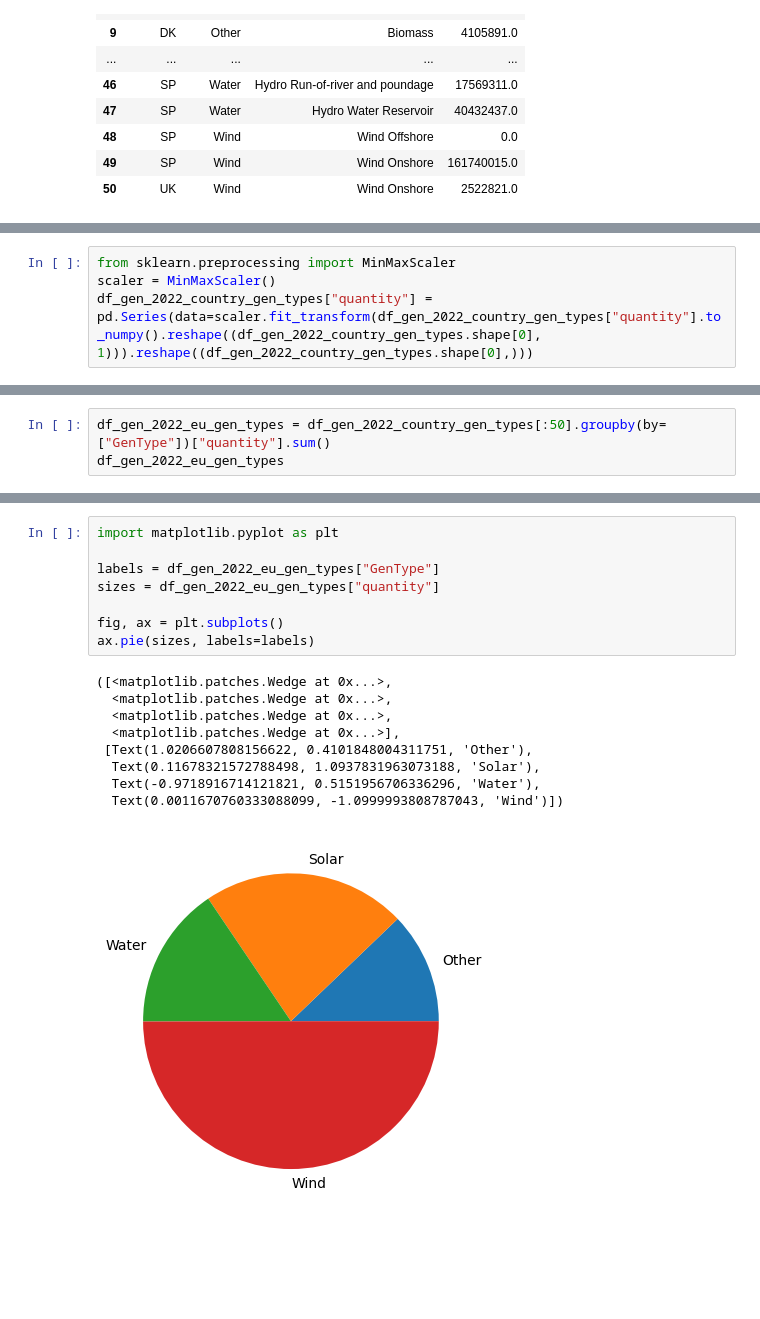
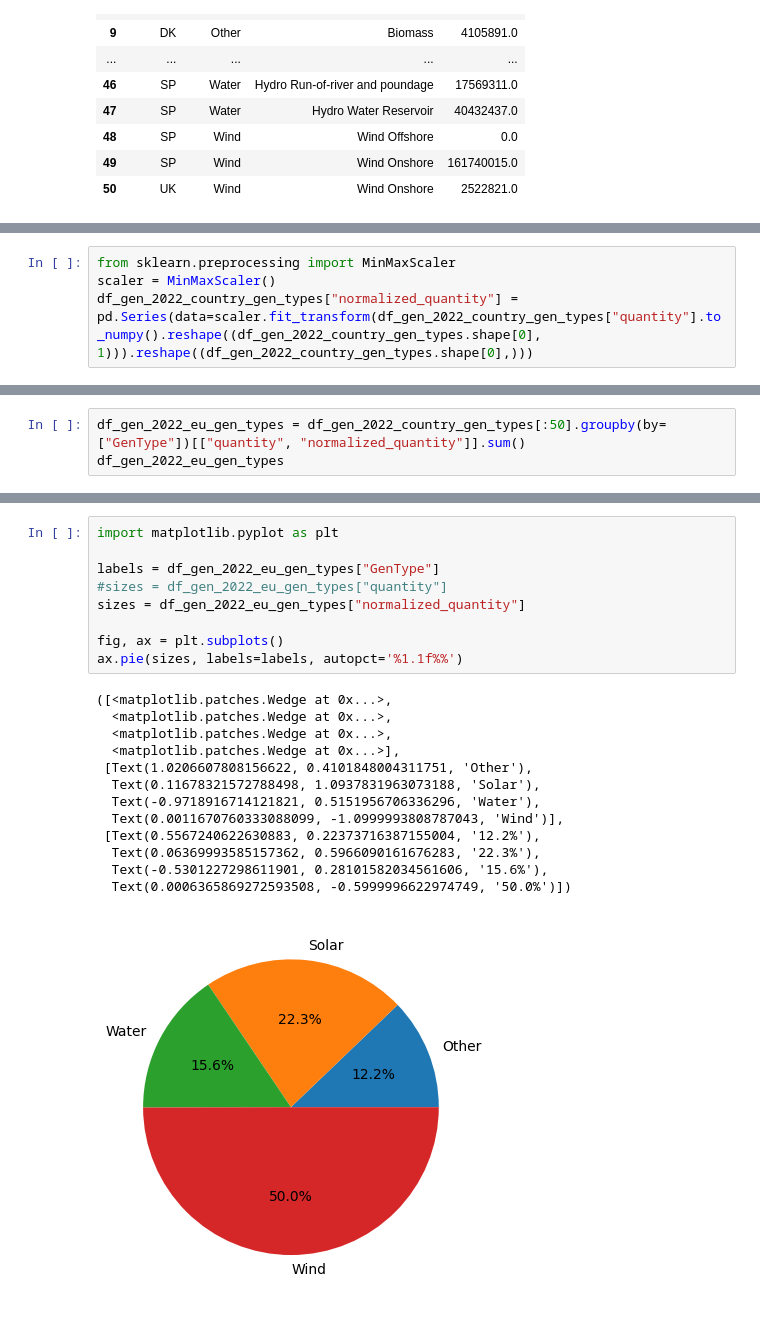
Before and after one commit to mahbubur-87/SE-Europe-Data_Challenge_Template, a Jupyter notebook: se-europe-data-challenge-data-analysis.ipynb, the cells around one changed output, grey strips where cells are left out. Saved outputs shown, nothing was run; the diff lists cells and outputs as text; blank space fills up the shorter version.

Commit message:
Kaggle Notebook | SE-Europe-Data_Challenge-data_analysis | Version 3

```diff
--- a/se-europe-data-challenge-data-analysis.ipynb
+++ b/se-europe-data-challenge-data-analysis.ipynb
@@ -199,7 +201,7 @@ array([[157870113.0],
 # %%
 from sklearn.preprocessing import MinMaxScaler
 scaler = MinMaxScaler()
-df_gen_2022_country_gen_types["quantity"] = pd.Series(data=scaler.fit_transform(df_gen_2022_country_gen_types["quantity"].to_numpy().reshape((df_gen_2022_country_gen_types.shape[0], 1))).reshape((df_gen_2022_country_gen_types.shape[0],)))
+df_gen_2022_country_gen_types["normalized_quantity"] = pd.Series(data=scaler.fit_transform(df_gen_2022_country_gen_types["quantity"].to_numpy().reshape((df_gen_2022_country_gen_types.shape[0], 1))).reshape((df_gen_2022_country_gen_types.shape[0],)))
 # %%
 df_gen_2022_country_gen_types
 # %% [output]
@@ -243,4 +245,4 @@ df_gen_2022_country_gen_types[:50]
 # %%
-df_gen_2022_eu_gen_types = df_gen_2022_country_gen_types[:50].groupby(by=["GenType"])["quantity"].sum()
+df_gen_2022_eu_gen_types = df_gen_2022_country_gen_types[:50].groupby(by=["GenType"])[["quantity", "normalized_quantity"]].sum()
 df_gen_2022_eu_gen_types
 # %% [output]
@@ -262,18 +264,23 @@ df_gen_2022_eu_gen_types
 # %%
 import matplotlib.pyplot as plt
 
 labels = df_gen_2022_eu_gen_types["GenType"]
-sizes = df_gen_2022_eu_gen_types["quantity"]
+#sizes = df_gen_2022_eu_gen_types["quantity"]
+sizes = df_gen_2022_eu_gen_types["normalized_quantity"]
 
 fig, ax = plt.subplots()
-ax.pie(sizes, labels=labels)
+ax.pie(sizes, labels=labels, autopct='%1.1f%%')
 # %% [output]
 ([<matplotlib.patches.Wedge at 0x...>,
   <matplotlib.patches.Wedge at 0x...>,
   <matplotlib.patches.Wedge at 0x...>,
   <matplotlib.patches.Wedge at 0x...>],
  [Text(1.0206607808156622, 0.4101848004311751, 'Other'),
   Text(0.11678321572788498, 1.0937831963073188, 'Solar'),
   Text(-0.9718916714121821, 0.5151956706336296, 'Water'),
-  Text(0.0011670760333088099, -1.0999993808787043, 'Wind')])
+  Text(0.0011670760333088099, -1.0999993808787043, 'Wind')],
+ [Text(0.5567240622630883, 0.22373716387155004, '12.2%'),
+  Text(0.06369993585157362, 0.5966090161676283, '22.3%'),
+  Text(-0.5301227298611901, 0.28101582034561606, '15.6%'),
+  Text(0.0006365869272593508, -0.5999996622974749, '50.0%')])
-[figure, old version]
+[figure, new version]
```
Also changed, not shown: parts of 13 cells of this notebook.
